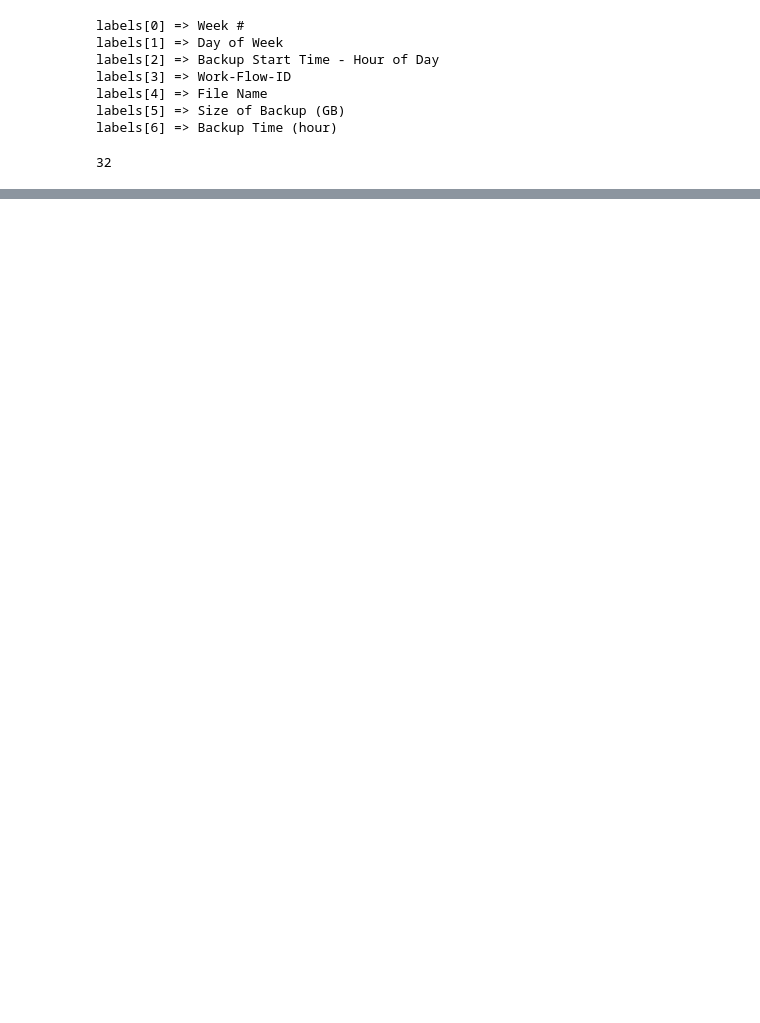
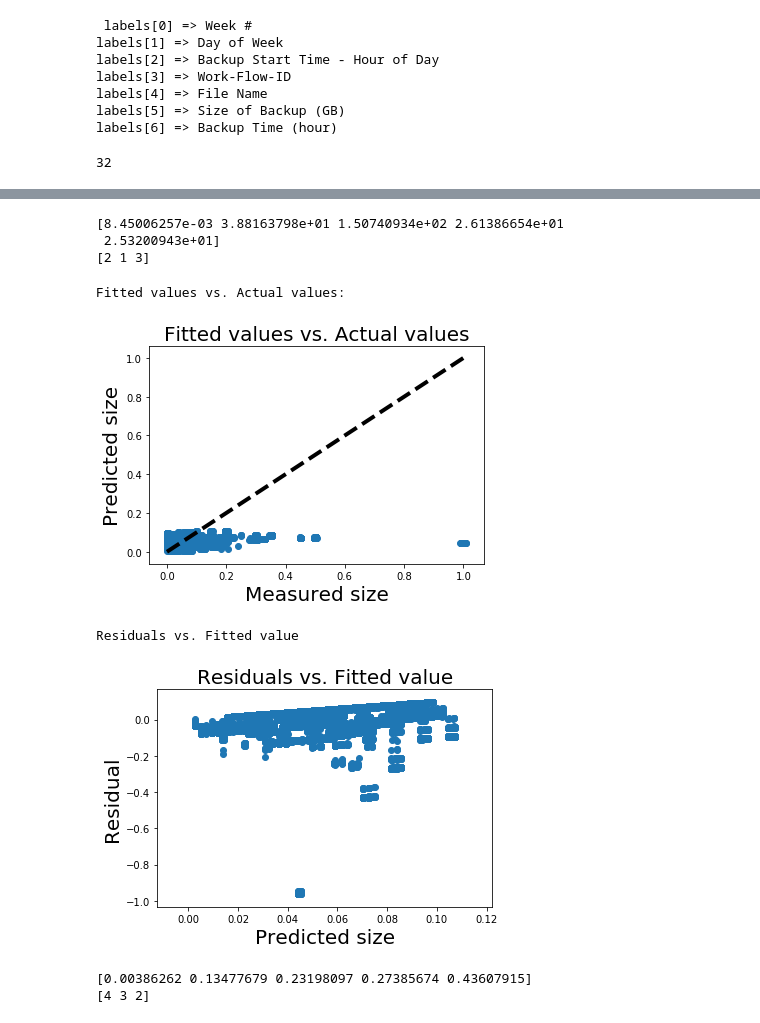
Before and after one commit to HonglanHuang/ee219, a Jupyter notebook: project4/codes/Part 2a.ipynb, the cells around one changed output, grey strips where cells are left out. Drawn from its saved outputs; the diff is of its cells as text; code cells hidden in the pictures; blank space fills up the shorter version.

Commit message:
feature selection complete

```diff
--- a/project4/codes/Part 2a.ipynb
+++ b/project4/codes/Part 2a.ipynb
@@ -206,0 +187,37 @@ Residuals vs. Fitted value
+# %%
+from sklearn.feature_selection import f_regression
+import numpy as np
+f_test,_ = f_regression(Training,Target)
+print f_test
+f_test = np.array(f_test)
+f_label = f_test.argsort()[-3:][::-1]
+print f_label
+# %% [output]
+[8.45006257e-03 3.88163798e+01 1.50740934e+02 2.61386654e+01
+ 2.53200943e+01]
+[2 1 3]
+# %%
+New_Training = Training.iloc[:,1:4]
+
+Lin_reg = LinearRegression(fit_intercept = False)
+Lin_reg.fit(New_Training,Target)
+
+Predict = cross_val_predict(Lin_reg, New_Training, Target, cv = 10)
+
+PlotCompare(New_Training)
+# %% [output]
+Fitted values vs. Actual values:
+[figure, added]
+Residuals vs. Fitted value
+[figure, added]
+# %%
+from sklearn.feature_selection import mutual_info_regression
+import numpy as np
+f_test = mutual_info_regression(Training,Target)
+print f_test
+f_test = np.array(f_test)
+f_label = f_test.argsort()[-3:][::-1]
+print f_label
+# %% [output]
+[0.00386262 0.13477679 0.23198097 0.27385674 0.43607915]
+[4 3 2]
```
Also changed, not shown: parts of 5 cells of this notebook.
